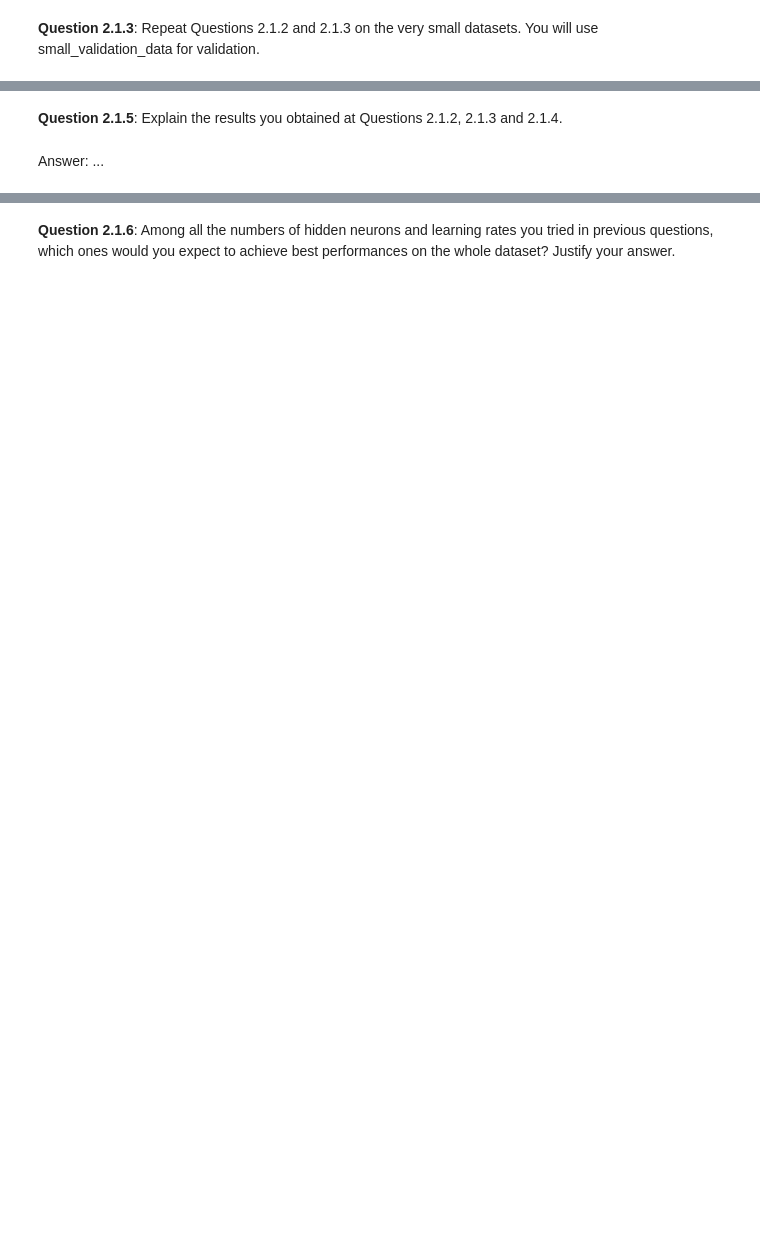
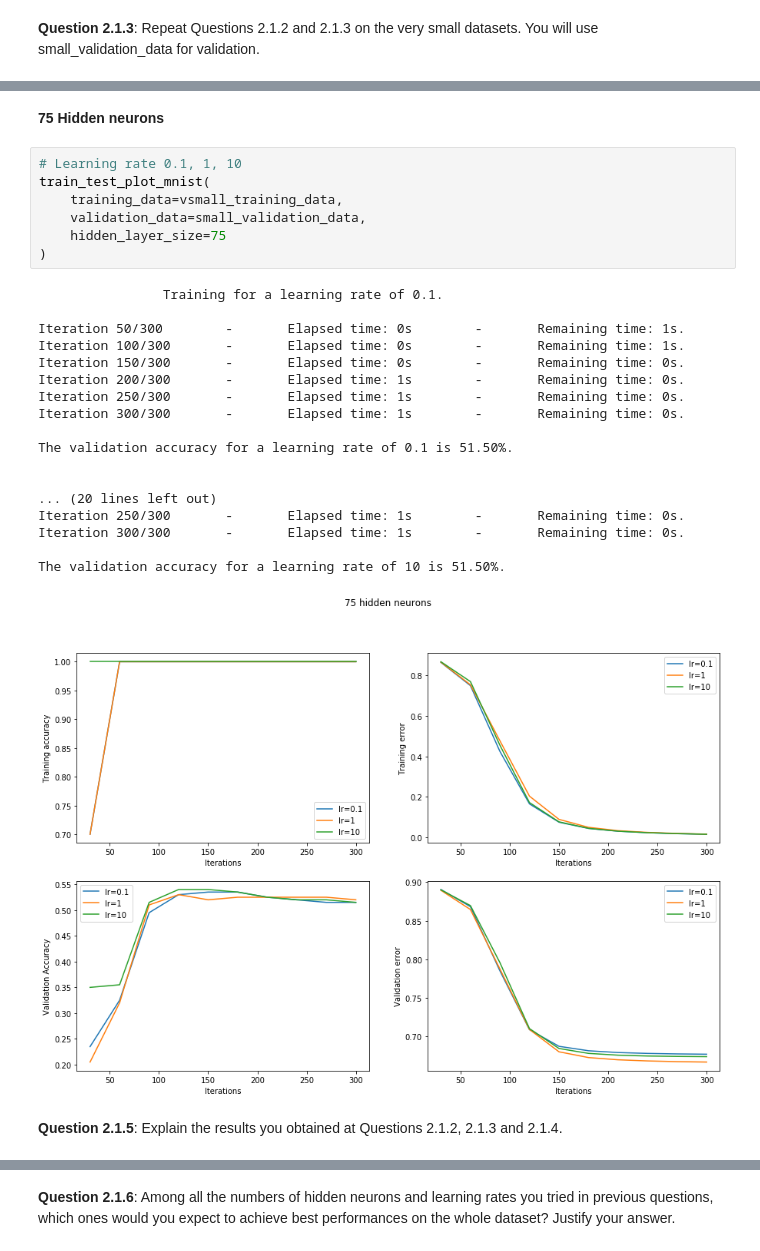
Before and after one commit to intv0id/DeepLearning, a Jupyter notebook: Lab1/Lab1_DL-Students_v3.ipynb, the cells around one changed output, grey strips where cells are left out. Drawn from its saved outputs; the diff is of its cells as text; blank space fills up the shorter version.

```diff
--- a/Lab1/Lab1_DL-Students_v3.ipynb
+++ b/Lab1/Lab1_DL-Students_v3.ipynb
@@ -262,4 +635,30 @@ mnist_model =
+# %% [markdown]
+**75 Hidden neurons**
+# %%
+# Learning rate 0.1, 1, 10
+train_test_plot_mnist(
+    training_data=vsmall_training_data,
+    validation_data=small_validation_data,
+    hidden_layer_size=75
+)
+# %% [output]
+                Training for a learning rate of 0.1.
+
+Iteration 50/300        -       Elapsed time: 0s        -       Remaining time: 1s.
+Iteration 100/300       -       Elapsed time: 0s        -       Remaining time: 1s.
+Iteration 150/300       -       Elapsed time: 0s        -       Remaining time: 0s.
+Iteration 200/300       -       Elapsed time: 1s        -       Remaining time: 0s.
+Iteration 250/300       -       Elapsed time: 1s        -       Remaining time: 0s.
+Iteration 300/300       -       Elapsed time: 1s        -       Remaining time: 0s.
+
+The validation accuracy for a learning rate of 0.1 is 51.50%.
+
+
+... (20 lines left out)
+Iteration 250/300       -       Elapsed time: 1s        -       Remaining time: 0s.
+Iteration 300/300       -       Elapsed time: 1s        -       Remaining time: 0s.
+
+The validation accuracy for a learning rate of 10 is 51.50%.
+[figure, added]
 # %% [markdown]
 <b>Question 2.1.5</b>: Explain the results you obtained at Questions 2.1.2, 2.1.3 and 2.1.4.
-# %% [markdown]
-Answer: ...
```
Also changed, not shown: parts of 37 cells of this notebook, 3 other files.
